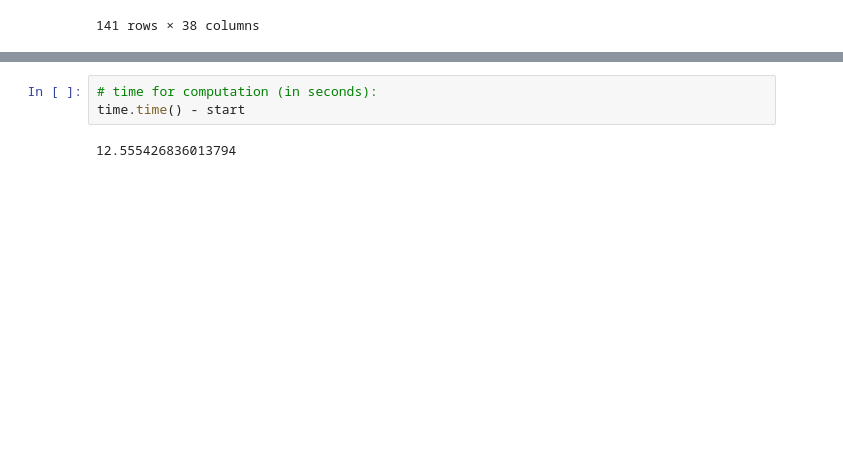
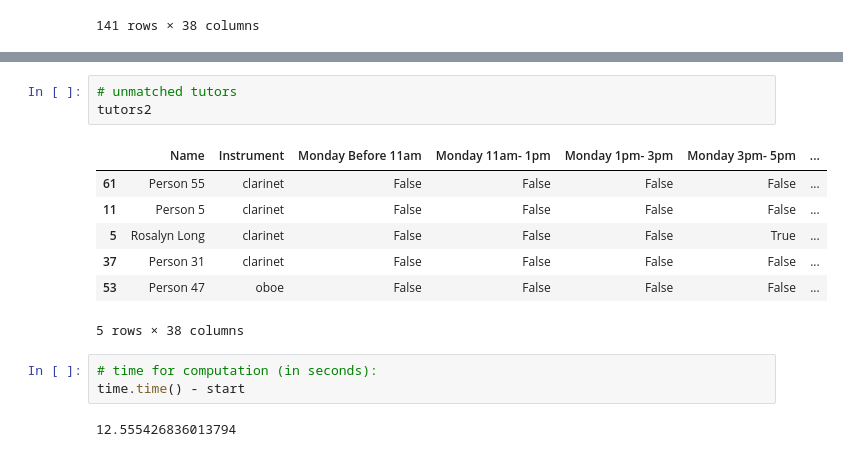
Before and after one commit to BerkeleyCodeology/TMC-Matching, a Jupyter notebook: MusicConnection.ipynb, the cells around one changed output, grey strips where cells are left out. Drawn from its saved outputs; the diff is of its cells as text; blank space fills up the shorter version.

```diff
--- a/MusicConnection.ipynb
+++ b/MusicConnection.ipynb
@@ -175,3 +198,14 @@ matches
+# %%
+# unmatched tutors
+tutors2
+# %% [output]
+|  | Name | Instrument | Monday Before 11am | Monday 11am- 1pm | Monday 1pm- 3pm | Monday 3pm- 5pm | ... |
+| 61 | Person 55 | clarinet | False | False | False | False | ... |
+| 11 | Person 5 | clarinet | False | False | False | False | ... |
+| 5 | Rosalyn Long | clarinet | False | False | False | True | ... |
+| 37 | Person 31 | clarinet | False | False | False | False | ... |
+| 53 | Person 47 | oboe | False | False | False | False | ... |
+5 rows × 38 columns
 # %%
 # time for computation (in seconds):
 time.time() - start
```
Also changed, not shown: parts of 7 cells of this notebook, 1 other file.
